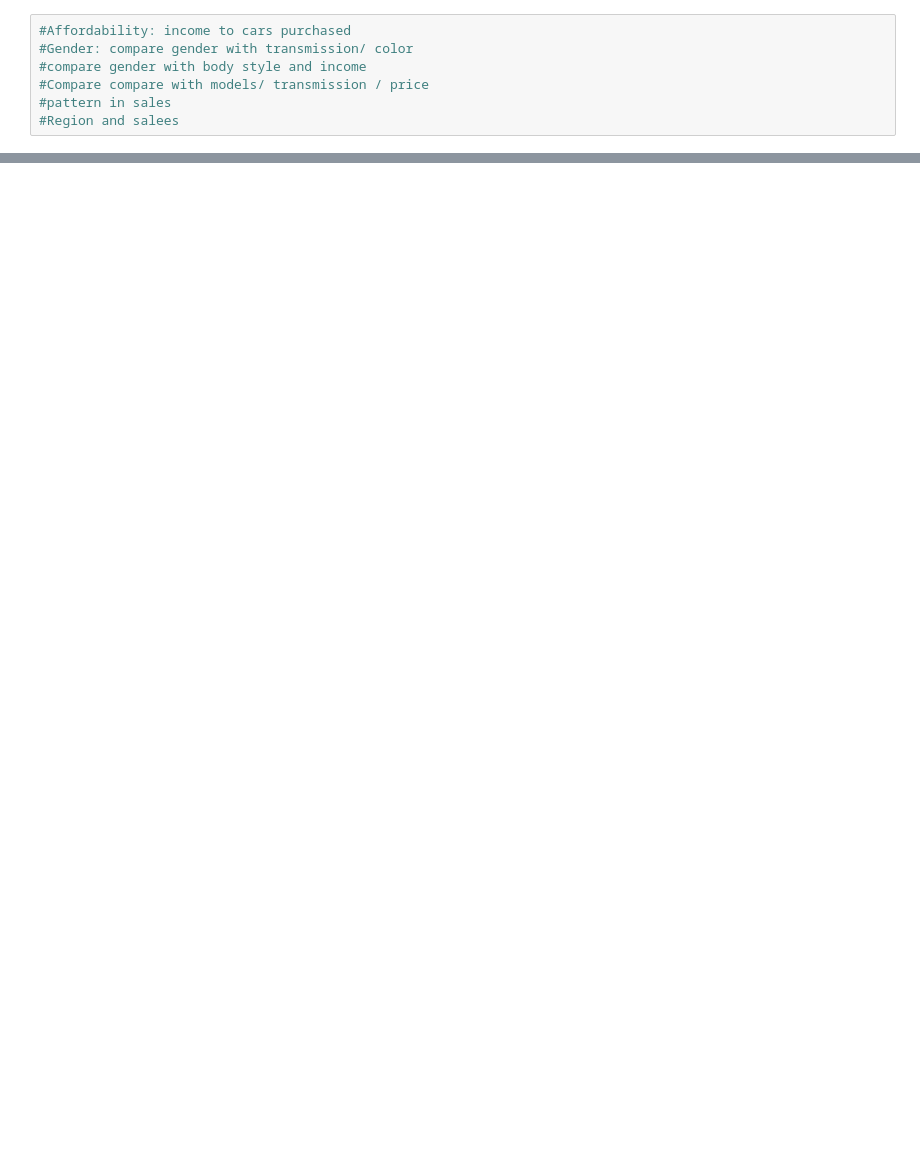
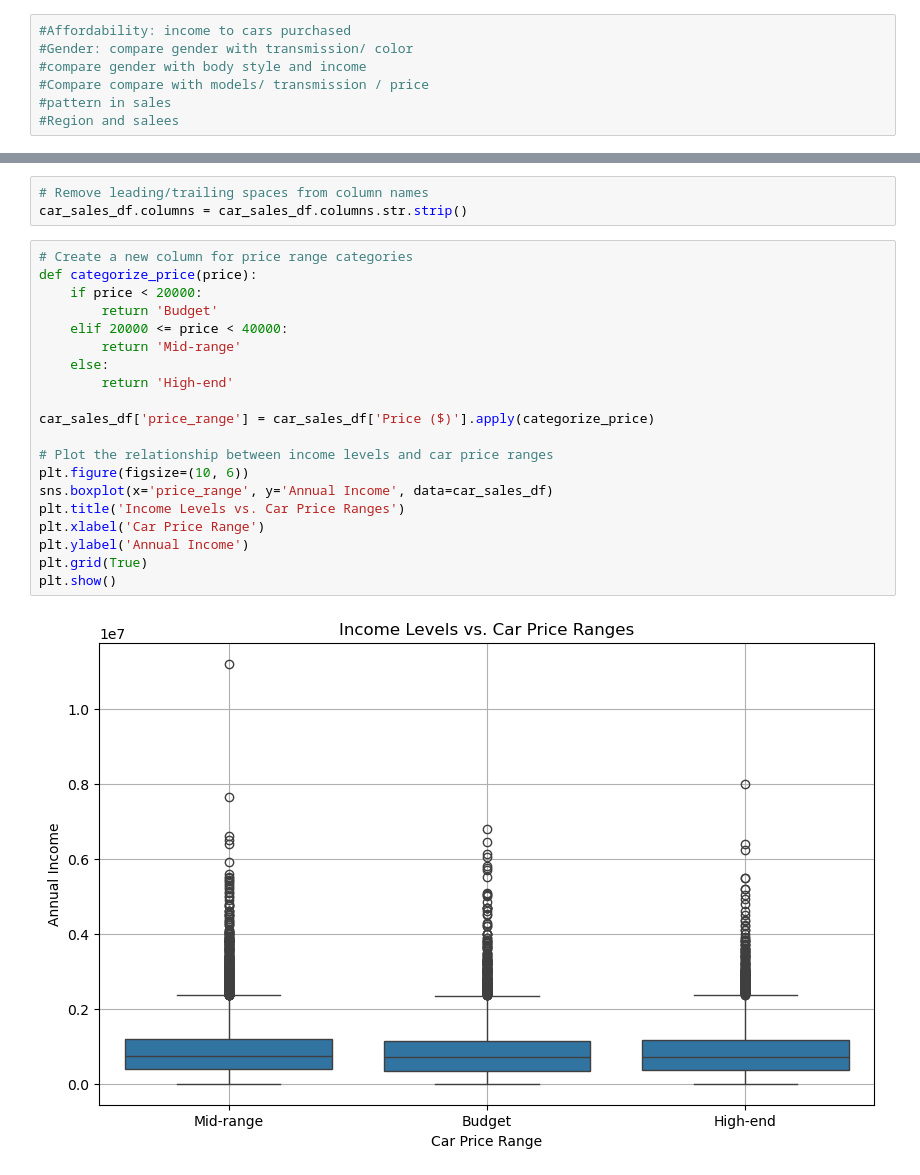
Before and after one commit to ikwabia/Car-Sales-, a Jupyter notebook: car_analysis.ipynb, the cells around one changed output, grey strips where cells are left out. Saved outputs shown, nothing was run; the diff lists cells and outputs as text; blank space fills up the shorter version.

```diff
--- a/car_analysis.ipynb
+++ b/car_analysis.ipynb
@@ -141,0 +85,25 @@ df
+# %%
+# Remove leading/trailing spaces from column names
+car_sales_df.columns = car_sales_df.columns.str.strip()
+# %%
+# Create a new column for price range categories
+def categorize_price(price):
+    if price < 20000:
+        return 'Budget'
+    elif 20000 <= price < 40000:
+        return 'Mid-range'
+    else:
+        return 'High-end'
+
+car_sales_df['price_range'] = car_sales_df['Price ($)'].apply(categorize_price)
+
+# Plot the relationship between income levels and car price ranges
+plt.figure(figsize=(10, 6))
+sns.boxplot(x='price_range', y='Annual Income', data=car_sales_df)
+plt.title('Income Levels vs. Car Price Ranges')
+plt.xlabel('Car Price Range')
+plt.ylabel('Annual Income')
+plt.grid(True)
+plt.show()
+# %% [output]
+[figure, added]
```
Also changed, not shown: parts of 16 cells of this notebook.
